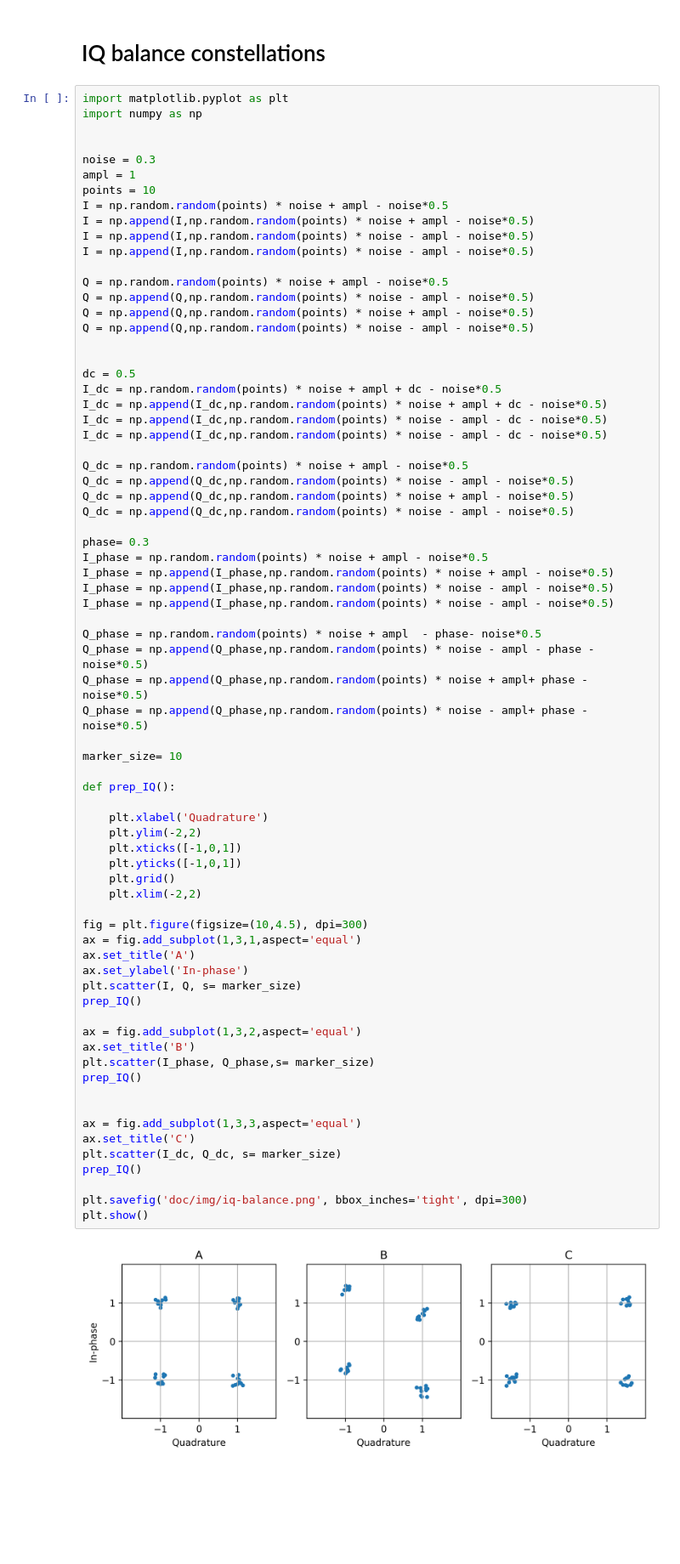
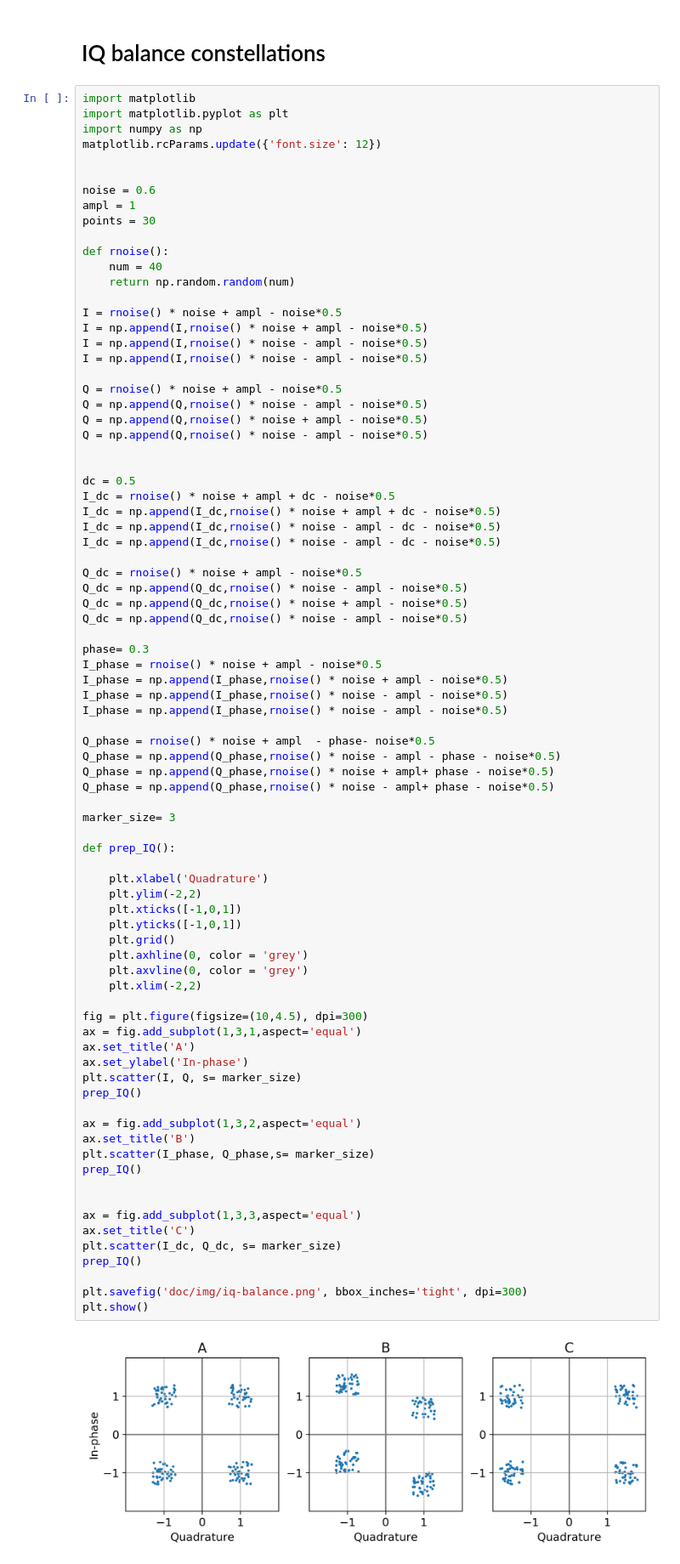
Before and after one commit to jarmokivekas/tuamk-thesis, a Jupyter notebook: spectrum-sense-data-processing.ipynb, the cells around one changed output. Shown at 85% size. Saved outputs shown, nothing was run; the diff lists cells and outputs as text; blank space fills up the shorter version.

Commit message:
notebook: iq plots

```diff
--- a/spectrum-sense-data-processing.ipynb
+++ b/spectrum-sense-data-processing.ipynb
@@ -617,76 +616,85 @@ plt.show()
 # %% [markdown]
 # IQ balance constellations
 # %%
+import matplotlib
 import matplotlib.pyplot as plt
 import numpy as np
+matplotlib.rcParams.update({'font.size': 12})
 
 
-noise = 0.3
+noise = 0.6
 ampl = 1
-points = 10
-I = np.random.random(points) * noise + ampl - noise*0.5
-I = np.append(I,np.random.random(points) * noise + ampl - noise*0.5)
-I = np.append(I,np.random.random(points) * noise - ampl - noise*0.5)
-I = np.append(I,np.random.random(points) * noise - ampl - noise*0.5)
+points = 30
 
-Q = np.random.random(points) * noise + ampl - noise*0.5
-Q = np.append(Q,np.random.random(points) * noise - ampl - noise*0.5)
-Q = np.append(Q,np.random.random(points) * noise + ampl - noise*0.5)
-Q = np.append(Q,np.random.random(points) * noise - ampl - noise*0.5)
+def rnoise():
+    num = 40
+    return np.random.random(num)
+
+I = rnoise() * noise + ampl - noise*0.5
+I = np.append(I,rnoise() * noise + ampl - noise*0.5)
+I = np.append(I,rnoise() * noise - ampl - noise*0.5)
+I = np.append(I,rnoise() * noise - ampl - noise*0.5)
+
+Q = rnoise() * noise + ampl - noise*0.5
+Q = np.append(Q,rnoise() * noise - ampl - noise*0.5)
+Q = np.append(Q,rnoise() * noise + ampl - noise*0.5)
+Q = np.append(Q,rnoise() * noise - ampl - noise*0.5)
 
 
 dc = 0.5
-I_dc = np.random.random(points) * noise + ampl + dc - noise*0.5
-I_dc = np.append(I_dc,np.random.random(points) * noise + ampl + dc - noise*0.5)
-I_dc = np.append(I_dc,np.random.random(points) * noise - ampl - dc - noise*0.5)
-I_dc = np.append(I_dc,np.random.random(points) * noise - ampl - dc - noise*0.5)
+I_dc = rnoise() * noise + ampl + dc - noise*0.5
+I_dc = np.append(I_dc,rnoise() * noise + ampl + dc - noise*0.5)
+I_dc = np.append(I_dc,rnoise() * noise - ampl - dc - noise*0.5)
+I_dc = np.append(I_dc,rnoise() * noise - ampl - dc - noise*0.5)
 
-Q_dc = np.random.random(points) * noise + ampl - noise*0.5
-Q_dc = np.append(Q_dc,np.random.random(points) * noise - ampl - noise*0.5)
-Q_dc = np.append(Q_dc,np.random.random(points) * noise + ampl - noise*0.5)
-Q_dc = np.append(Q_dc,np.random.random(points) * noise - ampl - noise*0.5)
+Q_dc = rnoise() * noise + ampl - noise*0.5
+Q_dc = np.append(Q_dc,rnoise() * noise - ampl - noise*0.5)
+Q_dc = np.append(Q_dc,rnoise() * noise + ampl - noise*0.5)
+Q_dc = np.append(Q_dc,rnoise() * noise - ampl - noise*0.5)
 
 phase= 0.3
-I_phase = np.random.random(points) * noise + ampl - noise*0.5
-I_phase = np.append(I_phase,np.random.random(points) * noise + ampl - noise*0.5)
-I_phase = np.append(I_phase,np.random.random(points) * noise - ampl - noise*0.5)
-I_phase = np.append(I_phase,np.random.random(points) * noise - ampl - noise*0.5)
+I_phase = rnoise() * noise + ampl - noise*0.5
+I_phase = np.append(I_phase,rnoise() * noise + ampl - noise*0.5)
+I_phase = np.append(I_phase,rnoise() * noise - ampl - noise*0.5)
+I_phase = np.append(I_phase,rnoise() * noise - ampl - noise*0.5)
 
-Q_phase = np.random.random(points) * noise + ampl  - phase- noise*0.5
-Q_phase = np.append(Q_phase,np.random.random(points) * noise - ampl - phase - noise*0.5)
-Q_phase = np.append(Q_phase,np.random.random(points) * noise + ampl+ phase - noise*0.5)
-Q_phase = np.append(Q_phase,np.random.random(points) * noise - ampl+ phase - noise*0.5)
+Q_phase = rnoise() * noise + ampl  - phase- noise*0.5
+Q_phase = np.append(Q_phase,rnoise() * noise - ampl - phase - noise*0.5)
+Q_phase = np.append(Q_phase,rnoise() * noise + ampl+ phase - noise*0.5)
+Q_phase = np.append(Q_phase,rnoise() * noise - ampl+ phase - noise*0.5)
 
-marker_size= 10
+marker_size= 3
 
 def prep_IQ():
 
     plt.xlabel('Quadrature')
     plt.ylim(-2,2)
     plt.xticks([-1,0,1])
     plt.yticks([-1,0,1])
     plt.grid()
+    plt.axhline(0, color = 'grey')
+    plt.axvline(0, color = 'grey')
     plt.xlim(-2,2)
 
 fig = plt.figure(figsize=(10,4.5), dpi=300)
 ax = fig.add_subplot(1,3,1,aspect='equal')
 ax.set_title('A')
 ax.set_ylabel('In-phase')
 plt.scatter(I, Q, s= marker_size)
 prep_IQ()
 
 ax = fig.add_subplot(1,3,2,aspect='equal')
 ax.set_title('B')
 plt.scatter(I_phase, Q_phase,s= marker_size)
 prep_IQ()
 
 
 ax = fig.add_subplot(1,3,3,aspect='equal')
 ax.set_title('C')
 plt.scatter(I_dc, Q_dc, s= marker_size)
 prep_IQ()
 
 plt.savefig('doc/img/iq-balance.png', bbox_inches='tight', dpi=300)
 plt.show()
 # %% [output]
-[figure, old version]
+[figure, new version]
```
Also changed, not shown: parts of 3 cells of this notebook.
